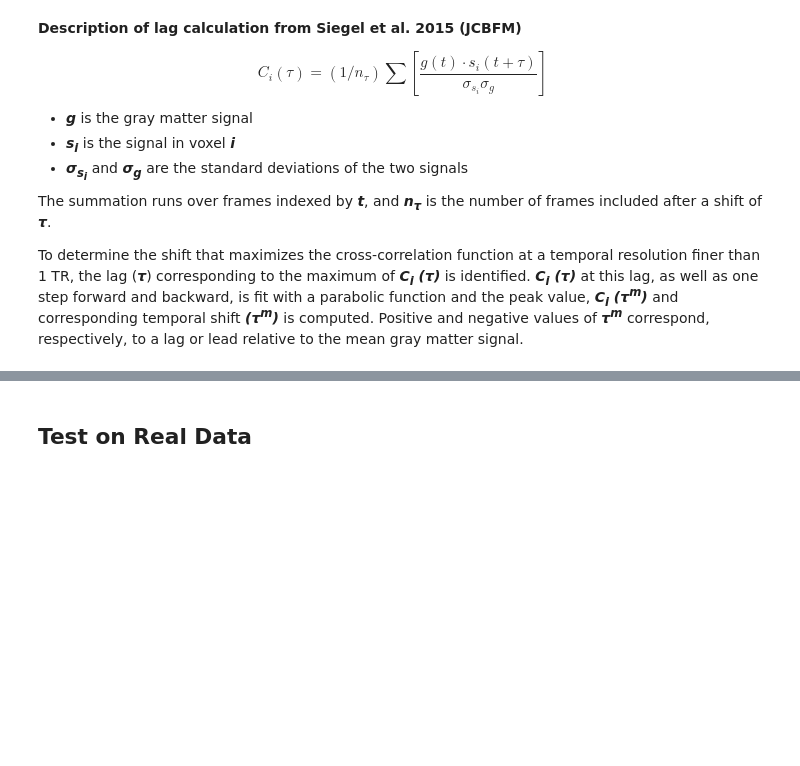
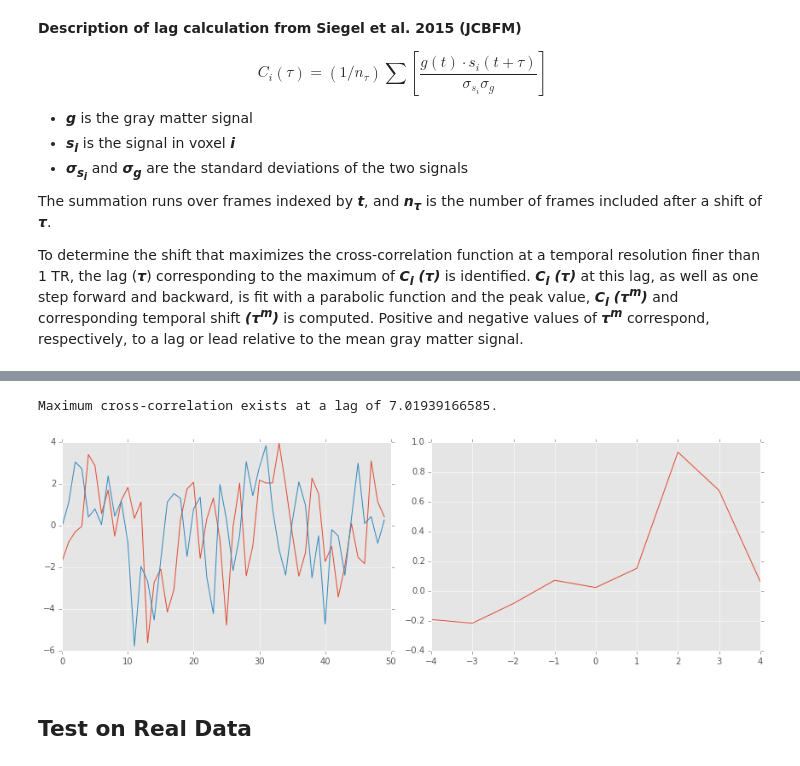
Before and after one commit to danlurie/lag_maps, a Jupyter notebook: notebooks/Cross-Correlation and Interpolation.ipynb, the cells around one changed output, grey strips where cells are left out. Saved outputs shown, nothing was run; the diff lists cells and outputs as text; code cells hidden in the pictures; blank space fills up the shorter version.

```diff
--- a/notebooks/Cross-Correlation and Interpolation.ipynb
+++ b/notebooks/Cross-Correlation and Interpolation.ipynb
@@ -131,3 +198,20 @@ parabolic(xcorr, 14)
+# %%
+arma_a_aliased = np.mean(np.reshape(arma_a, (-1, 3)), axis=1)
+arma_b_aliased = np.mean(np.reshape(arma_b, (-1, 3)), axis=1)
+# %%
+arma_lags_aliased = range(-4, 5)
+arma_aliased_xcorr =  sliding_xcorr(arma_a_aliased, arma_b_aliased, arma_lags_aliased)
+
+f, axes = plt.subplots(1, 2, figsize=(12, 4))
+axes[0].plot(arma_a_aliased)
+axes[0].set_xlim(0,len(arma_a_aliased))
+axes[0].plot(arma_b_aliased)
+axes[1].plot(arma_lags_aliased, arma_aliased_xcorr)
+plt.tight_layout()
+report_xcorr(arma_xcorr, arma_lags, interp=True)
+# %% [output]
+Maximum cross-correlation exists at a lag of 7.01939166585.
+[figure, added]
 # %% [markdown]
 ## Test on Real Data
 # %%
```
Also changed, not shown: parts of 31 cells of this notebook.
